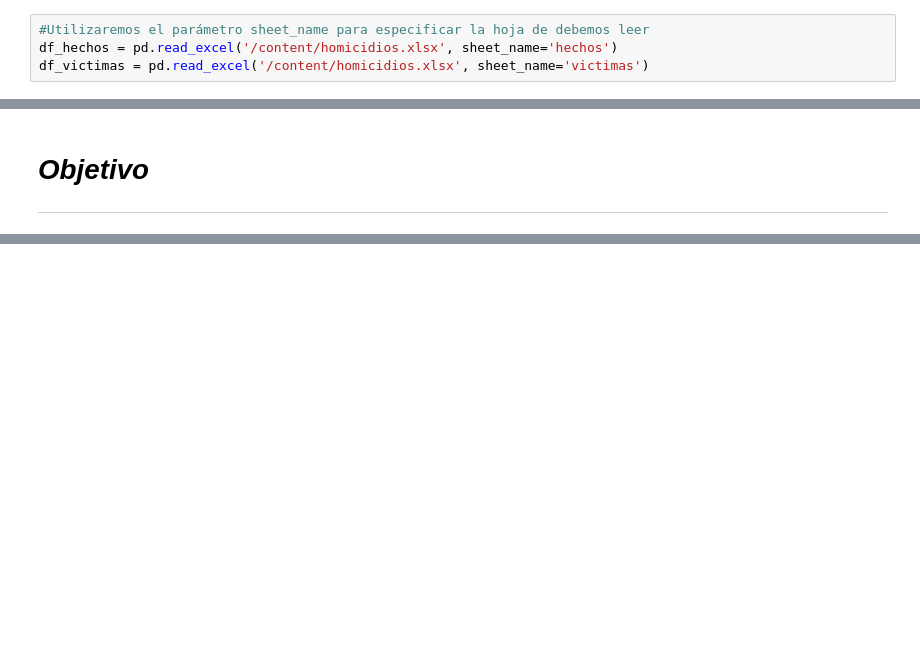
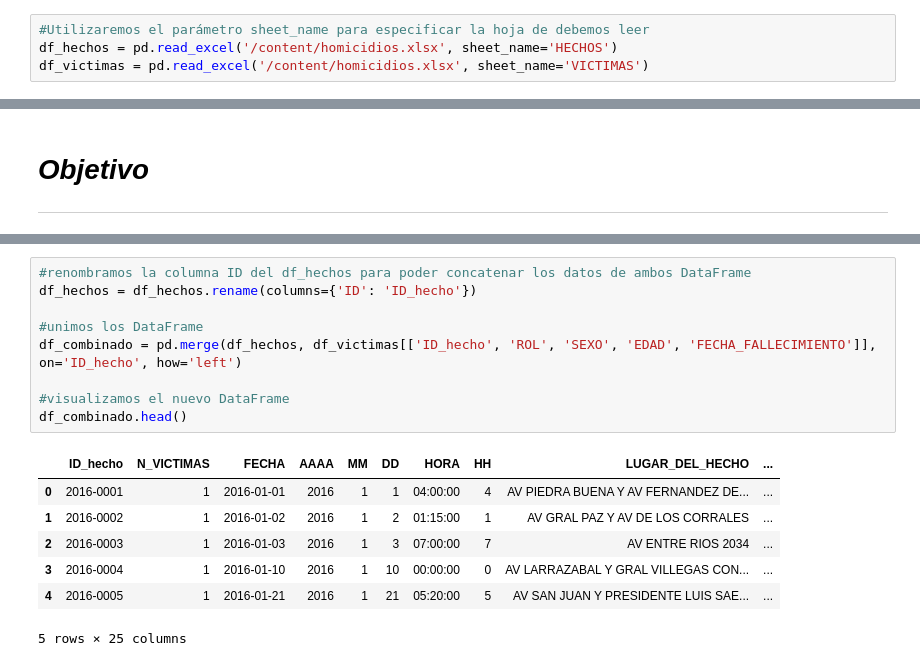
Before and after one commit to vanesalinas/HenryPI_DataAnalyst_PT06, a Jupyter notebook: EDA.ipynb, the cells around one changed output, grey strips where cells are left out. Saved outputs shown, nothing was run; the diff lists cells and outputs as text; blank space fills up the shorter version.

```diff
--- a/EDA.ipynb
+++ b/EDA.ipynb
@@ -25,8 +25,8 @@ warnings.filterwarnings('ignore') # Para evitar los avisos
 %matplotlib inline
 # %%
 #Utilizaremos el parámetro sheet_name para especificar la hoja de debemos leer
-df_hechos = pd.read_excel('/content/homicidios.xlsx', sheet_name='hechos')
-df_victimas = pd.read_excel('/content/homicidios.xlsx', sheet_name='victimas')
+df_hechos = pd.read_excel('/content/homicidios.xlsx', sheet_name='HECHOS')
+df_victimas = pd.read_excel('/content/homicidios.xlsx', sheet_name='VICTIMAS')
 # %% [markdown]
 ###***Visualizamos el DataFrame***
 ---
@@ -69,0 +148,17 @@ df_victimas.describe()
+# %%
+#renombramos la columna ID del df_hechos para poder concatenar los datos de ambos DataFrame
+df_hechos = df_hechos.rename(columns={'ID': 'ID_hecho'})
+
+#unimos los DataFrame
+df_combinado = pd.merge(df_hechos, df_victimas[['ID_hecho', 'ROL', 'SEXO', 'EDAD', 'FECHA_FALLECIMIENTO']], on='ID_hecho', how='left')
+
+#visualizamos el nuevo DataFrame
+df_combinado.head()
+# %% [output]
+|  | ID_hecho | N_VICTIMAS | FECHA | AAAA | MM | DD | HORA | HH | LUGAR_DEL_HECHO | ... |
+| 0 | 2016-0001 | 1 | 2016-01-01 | 2016 | 1 | 1 | 04:00:00 | 4 | AV PIEDRA BUENA Y AV FERNANDEZ DE... | ... |
+| 1 | 2016-0002 | 1 | 2016-01-02 | 2016 | 1 | 2 | 01:15:00 | 1 | AV GRAL PAZ Y AV DE LOS CORRALES | ... |
+| 2 | 2016-0003 | 1 | 2016-01-03 | 2016 | 1 | 3 | 07:00:00 | 7 | AV ENTRE RIOS 2034 | ... |
+| 3 | 2016-0004 | 1 | 2016-01-10 | 2016 | 1 | 10 | 00:00:00 | 0 | AV LARRAZABAL Y GRAL VILLEGAS CON... | ... |
+| 4 | 2016-0005 | 1 | 2016-01-21 | 2016 | 1 | 21 | 05:20:00 | 5 | AV SAN JUAN Y PRESIDENTE LUIS SAE... | ... |
+5 rows × 25 columns
```
Also changed, not shown: parts of 10 cells of this notebook.
